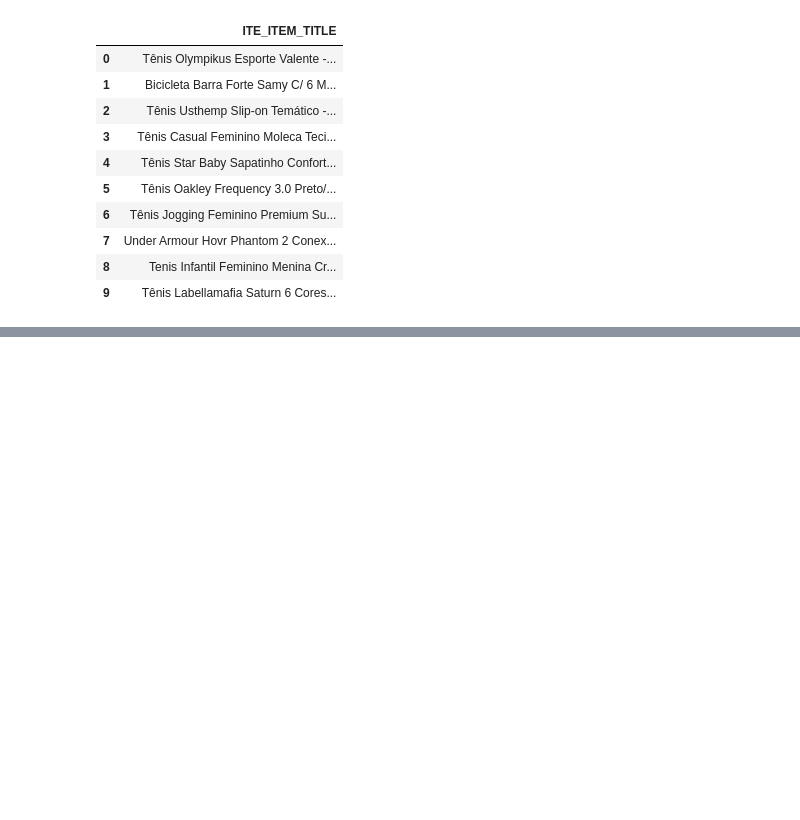
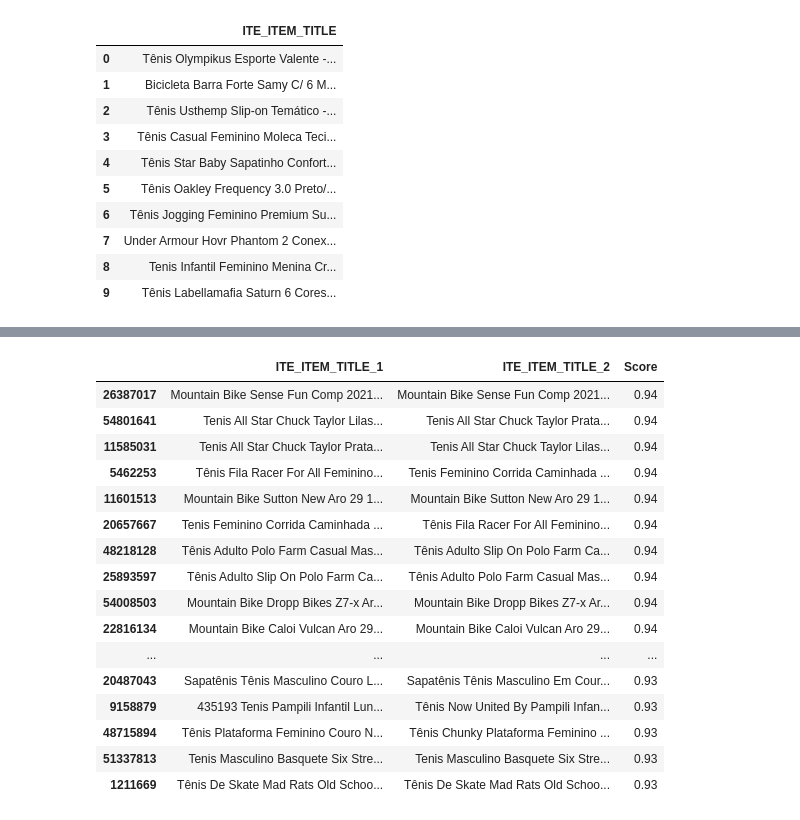
Before and after one commit to rafands/Meli_Tech_Challenge, a Jupyter notebook: similitud_entre_productos.ipynb, the cells around one changed output, grey strips where cells are left out. Drawn from its saved outputs; the diff is of its cells as text; code cells hidden in the pictures; blank space fills up the shorter version.

Commit message:
finished similitud_entre_productos.ipynb

```diff
--- a/similitud_entre_productos.ipynb
+++ b/similitud_entre_productos.ipynb
@@ -4,4 +4,6 @@ warnings.filterwarnings("ignore", category=DeprecationWarning)
 warnings.filterwarnings("ignore", category=FutureWarning)
 
 import pandas as pd
+
+pd.set_option('display.max_colwidth', None)
 # %%
@@ -40,0 +58,5 @@ df_test.head(10)
+# %%
+text1 = 'Zapatillas Nike'
+text2 = 'Zapatillas Adidas'
+
+sklearn_text_simmilarity(text1, text2)
@@ -40,0 +132,14 @@ df_test.head(10)
+# %%
+text1_list = []
+text2_list = []
+score_list = []
+
+for text1 in df_test.iloc[:,0]:
+    for text2 in df_test.iloc[:,0]:
+        scr = product_similarity_score(text1, text2)
+        if scr > 0:
+            text1_list.append(text1)
+            text2_list.append(text2)
+            score_list.append(scr)
+
+print('Done!')
@@ -40,0 +153,6 @@ df_test.head(10)
+# %%
+product_similarity_df = pd.DataFrame(
+    {'ITE_ITEM_TITLE_1': text1_list,
+     'ITE_ITEM_TITLE_2': text2_list,
+     'Score': score_list
+     })
@@ -40,0 +182,21 @@ df_test.head(10)
+# %%
+# Highest Score (30 cases) - Does not include perfect 1 scores (probably same item)
+product_similarity_df[product_similarity_df['Score']<1].sort_values('Score', ascending=False).round(2).head(30)
+# %% [output]
+|  | ITE_ITEM_TITLE_1 | ITE_ITEM_TITLE_2 | Score |
+| 26387017 | Mountain Bike Sense Fun Comp 2021... | Mountain Bike Sense Fun Comp 2021... | 0.94 |
+| 54801641 | Tenis All Star Chuck Taylor Lilas... | Tenis All Star Chuck Taylor Prata... | 0.94 |
+| 11585031 | Tenis All Star Chuck Taylor Prata... | Tenis All Star Chuck Taylor Lilas... | 0.94 |
+| 5462253 | Tênis Fila Racer For All Feminino... | Tenis Feminino Corrida Caminhada ... | 0.94 |
+| 11601513 | Mountain Bike Sutton New Aro 29 1... | Mountain Bike Sutton New Aro 29 1... | 0.94 |
+| 20657667 | Tenis Feminino Corrida Caminhada ... | Tênis Fila Racer For All Feminino... | 0.94 |
+| 48218128 | Tênis Adulto Polo Farm Casual Mas... | Tênis Adulto Slip On Polo Farm Ca... | 0.94 |
+| 25893597 | Tênis Adulto Slip On Polo Farm Ca... | Tênis Adulto Polo Farm Casual Mas... | 0.94 |
+| 54008503 | Mountain Bike Dropp Bikes Z7-x Ar... | Mountain Bike Dropp Bikes Z7-x Ar... | 0.94 |
+| 22816134 | Mountain Bike Caloi Vulcan Aro 29... | Mountain Bike Caloi Vulcan Aro 29... | 0.94 |
+| ... | ... | ... | ... |
+| 20487043 | Sapatênis Tênis Masculino Couro L... | Sapatênis Tênis Masculino Em Cour... | 0.93 |
+| 9158879 | 435193 Tenis Pampili Infantil Lun... | Tênis Now United By Pampili Infan... | 0.93 |
+| 48715894 | Tênis Plataforma Feminino Couro N... | Tênis Chunky Plataforma Feminino ... | 0.93 |
+| 51337813 | Tenis Masculino Basquete Six Stre... | Tenis Masculino Basquete Six Stre... | 0.93 |
+| 1211669 | Tênis De Skate Mad Rats Old Schoo... | Tênis De Skate Mad Rats Old Schoo... | 0.93 |
```
Also changed, not shown: parts of 17 cells of this notebook, 2 other files.
